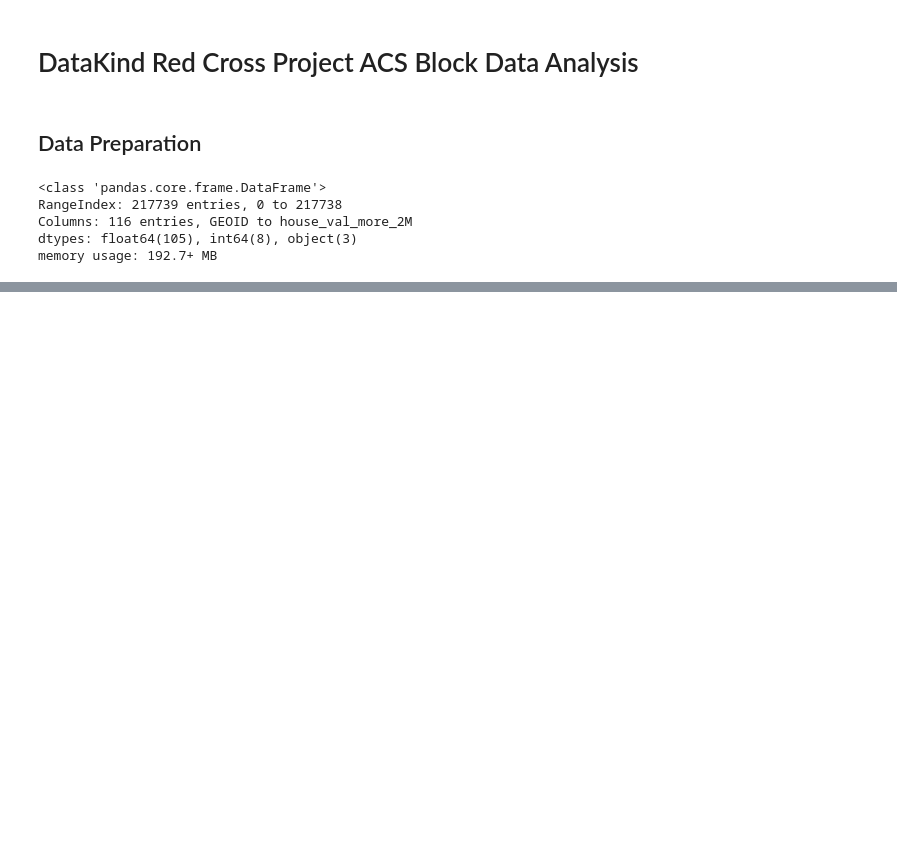
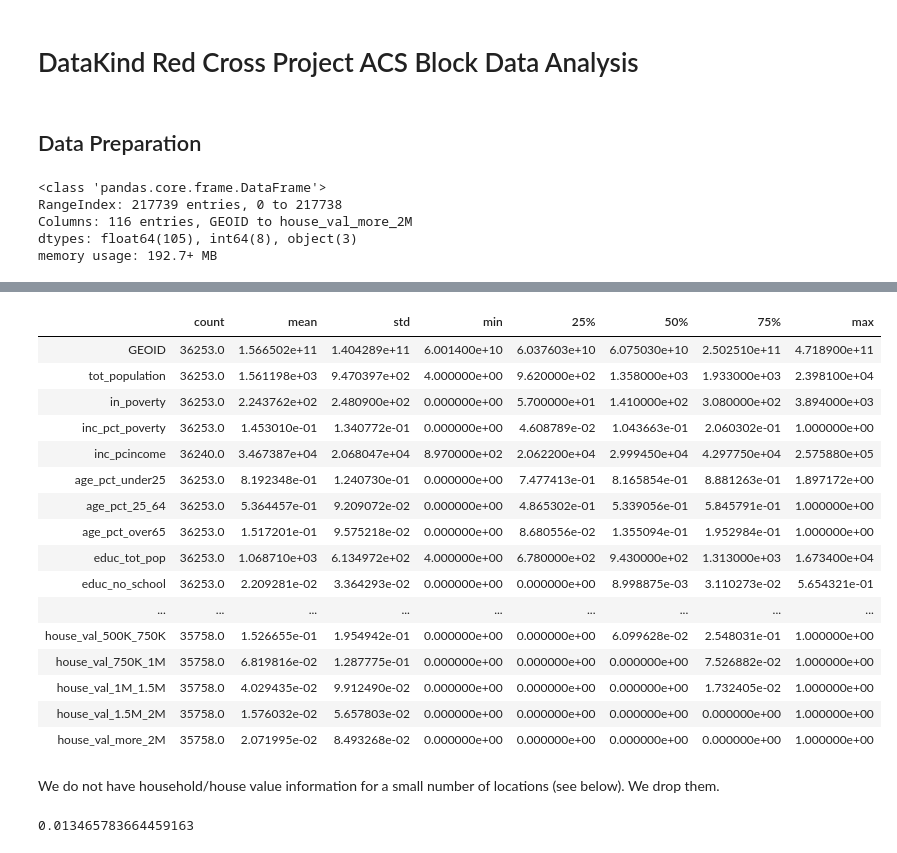
Before and after one commit to DataKind-DC/rcp2, a Jupyter notebook: notebooks/ACS_block_master.ipynb, the cells around one changed output, grey strips where cells are left out. Saved outputs shown, nothing was run; the diff lists cells and outputs as text; code cells hidden in the pictures; blank space fills up the shorter version.

```diff
--- a/notebooks/ACS_block_master.ipynb
+++ b/notebooks/ACS_block_master.ipynb
@@ -133,0 +97,26 @@ Name: sum_of_age_brackets, dtype: float64
+# %%
+acs_block_4_states_df.describe().T
+# %% [output]
+|  | count | mean | std | min | 25% | 50% | 75% | max |
+| GEOID | 36253.0 | 1.566502e+11 | 1.404289e+11 | 6.001400e+10 | 6.037603e+10 | 6.075030e+10 | 2.502510e+11 | 4.718900e+11 |
+| tot_population | 36253.0 | 1.561198e+03 | 9.470397e+02 | 4.000000e+00 | 9.620000e+02 | 1.358000e+03 | 1.933000e+03 | 2.398100e+04 |
+| in_poverty | 36253.0 | 2.243762e+02 | 2.480900e+02 | 0.000000e+00 | 5.700000e+01 | 1.410000e+02 | 3.080000e+02 | 3.894000e+03 |
+| inc_pct_poverty | 36253.0 | 1.453010e-01 | 1.340772e-01 | 0.000000e+00 | 4.608789e-02 | 1.043663e-01 | 2.060302e-01 | 1.000000e+00 |
+| inc_pcincome | 36240.0 | 3.467387e+04 | 2.068047e+04 | 8.970000e+02 | 2.062200e+04 | 2.999450e+04 | 4.297750e+04 | 2.575880e+05 |
+| age_pct_under25 | 36253.0 | 8.192348e-01 | 1.240730e-01 | 0.000000e+00 | 7.477413e-01 | 8.165854e-01 | 8.881263e-01 | 1.897172e+00 |
+| age_pct_25_64 | 36253.0 | 5.364457e-01 | 9.209072e-02 | 0.000000e+00 | 4.865302e-01 | 5.339056e-01 | 5.845791e-01 | 1.000000e+00 |
+| age_pct_over65 | 36253.0 | 1.517201e-01 | 9.575218e-02 | 0.000000e+00 | 8.680556e-02 | 1.355094e-01 | 1.952984e-01 | 1.000000e+00 |
+| educ_tot_pop | 36253.0 | 1.068710e+03 | 6.134972e+02 | 4.000000e+00 | 6.780000e+02 | 9.430000e+02 | 1.313000e+03 | 1.673400e+04 |
+| educ_no_school | 36253.0 | 2.209281e-02 | 3.364293e-02 | 0.000000e+00 | 0.000000e+00 | 8.998875e-03 | 3.110273e-02 | 5.654321e-01 |
+| ... | ... | ... | ... | ... | ... | ... | ... | ... |
+| house_val_500K_750K | 35758.0 | 1.526655e-01 | 1.954942e-01 | 0.000000e+00 | 0.000000e+00 | 6.099628e-02 | 2.548031e-01 | 1.000000e+00 |
+| house_val_750K_1M | 35758.0 | 6.819816e-02 | 1.287775e-01 | 0.000000e+00 | 0.000000e+00 | 0.000000e+00 | 7.526882e-02 | 1.000000e+00 |
+| house_val_1M_1.5M | 35758.0 | 4.029435e-02 | 9.912490e-02 | 0.000000e+00 | 0.000000e+00 | 0.000000e+00 | 1.732405e-02 | 1.000000e+00 |
+| house_val_1.5M_2M | 35758.0 | 1.576032e-02 | 5.657803e-02 | 0.000000e+00 | 0.000000e+00 | 0.000000e+00 | 0.000000e+00 | 1.000000e+00 |
+| house_val_more_2M | 35758.0 | 2.071995e-02 | 8.493268e-02 | 0.000000e+00 | 0.000000e+00 | 0.000000e+00 | 0.000000e+00 | 1.000000e+00 |
+# %% [markdown]
+We do not have household/house value information for a small number of locations (see below). We drop them.
+# %%
+1 - acs_block_4_states_df.dropna().NAME.count() / acs_block_4_states_df.NAME.count()
+# %% [output]
+0.013465783664459163
```
Also changed, not shown: parts of 43 cells of this notebook, 1 other file.
